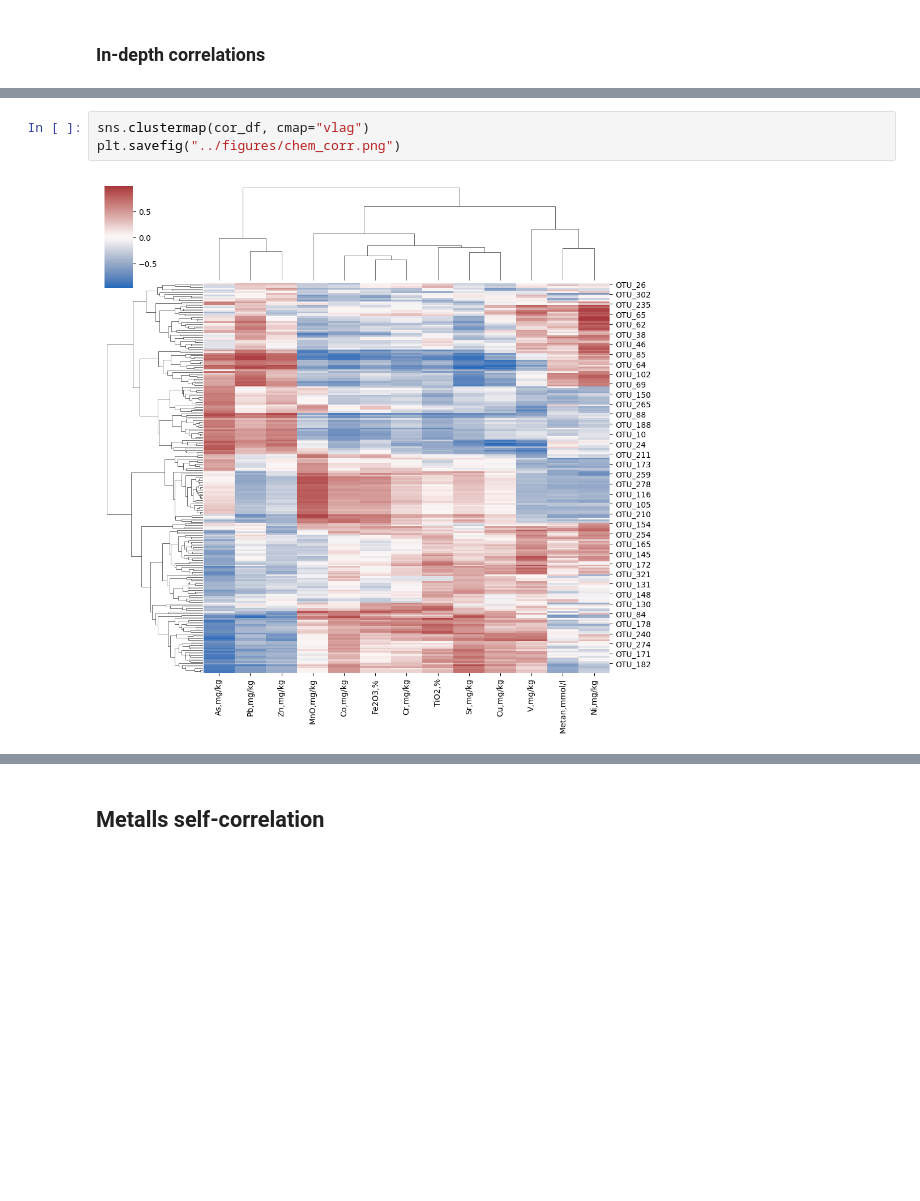
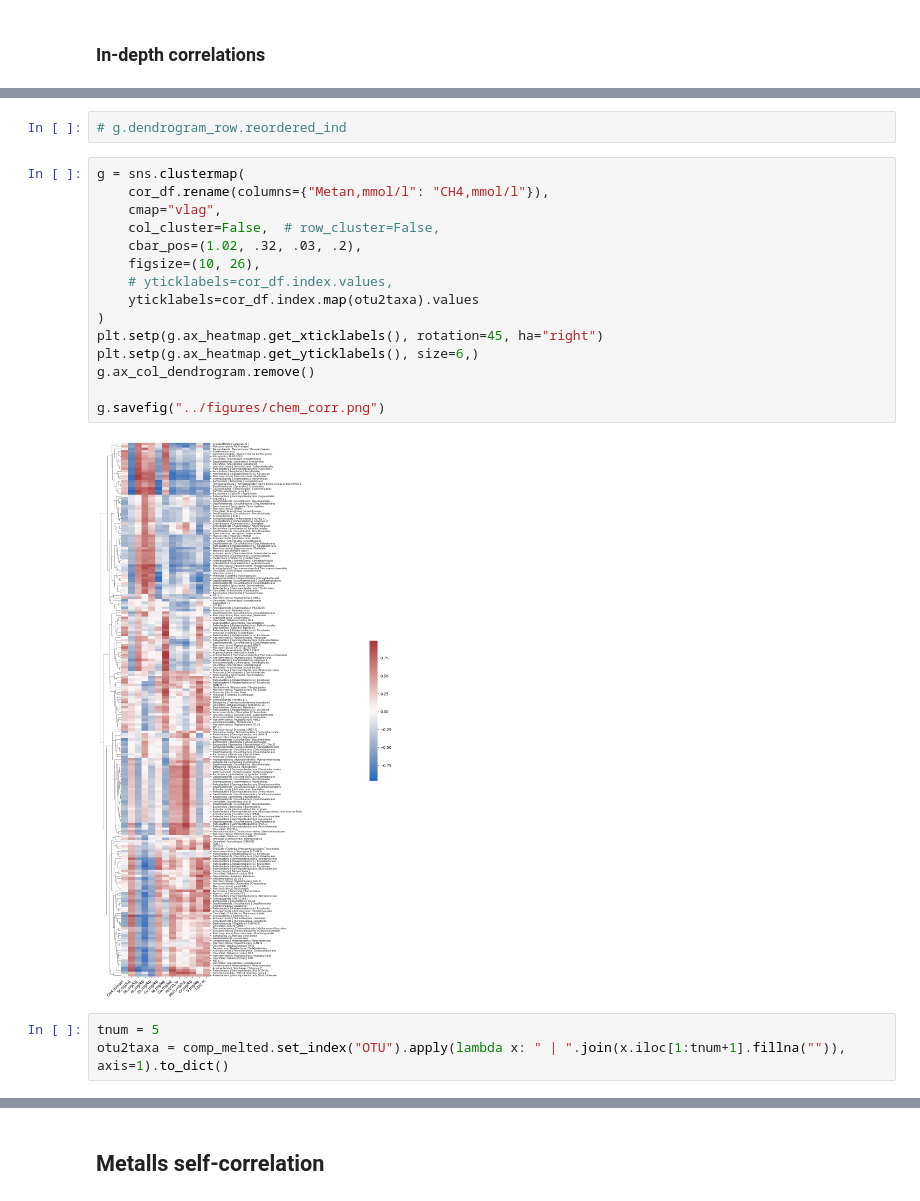
Before and after one commit to kpotoh/valerik, a Jupyter notebook: notebooks/diversity.ipynb, the cells around one changed output, grey strips where cells are left out. Drawn from its saved outputs; the diff is of its cells as text; blank space fills up the shorter version.

```diff
--- a/notebooks/diversity.ipynb
+++ b/notebooks/diversity.ipynb
@@ -545,5 +556,22 @@ cor_df
-# %%
-sns.clustermap(cor_df, cmap="vlag")
-plt.savefig("../figures/chem_corr.png")
-# %% [output]
-[figure, removed]
+# %%
+# g.dendrogram_row.reordered_ind
+# %%
+g = sns.clustermap(
+    cor_df.rename(columns={"Metan,mmol/l": "CH4,mmol/l"}),
+    cmap="vlag",
+    col_cluster=False,  # row_cluster=False,
+    cbar_pos=(1.02, .32, .03, .2),
+    figsize=(10, 26),
+    # yticklabels=cor_df.index.values,
+    yticklabels=cor_df.index.map(otu2taxa).values
+)
+plt.setp(g.ax_heatmap.get_xticklabels(), rotation=45, ha="right")
+plt.setp(g.ax_heatmap.get_yticklabels(), size=6,)
+g.ax_col_dendrogram.remove()
+
+g.savefig("../figures/chem_corr.png")
+# %% [output]
+[figure, added]
+# %%
+tnum = 5
+otu2taxa = comp_melted.set_index("OTU").apply(lambda x: " | ".join(x.iloc[1:tnum+1].fillna("")), axis=1).to_dict()
```
Also changed, not shown: parts of 9 cells of this notebook, 14 other files.
